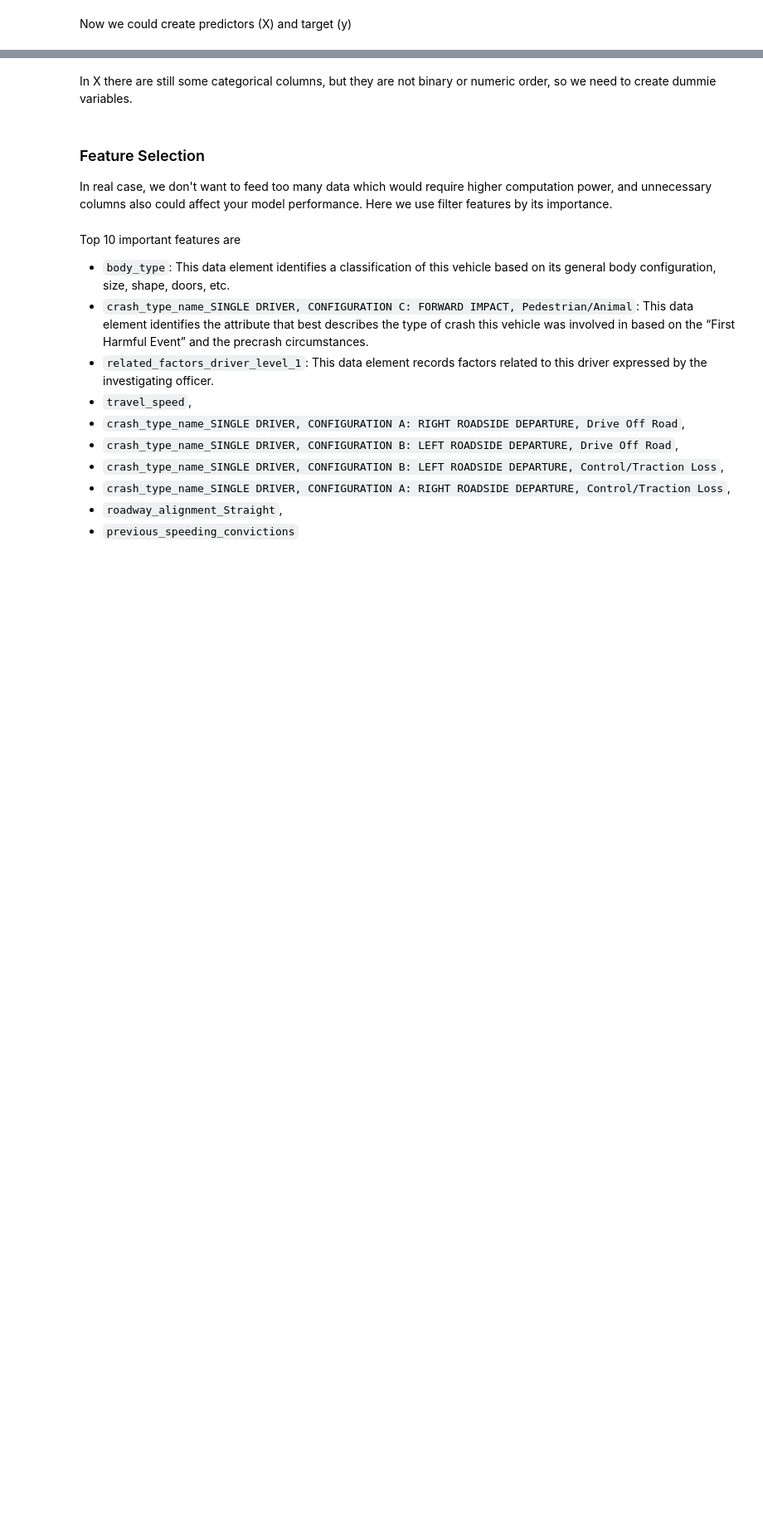
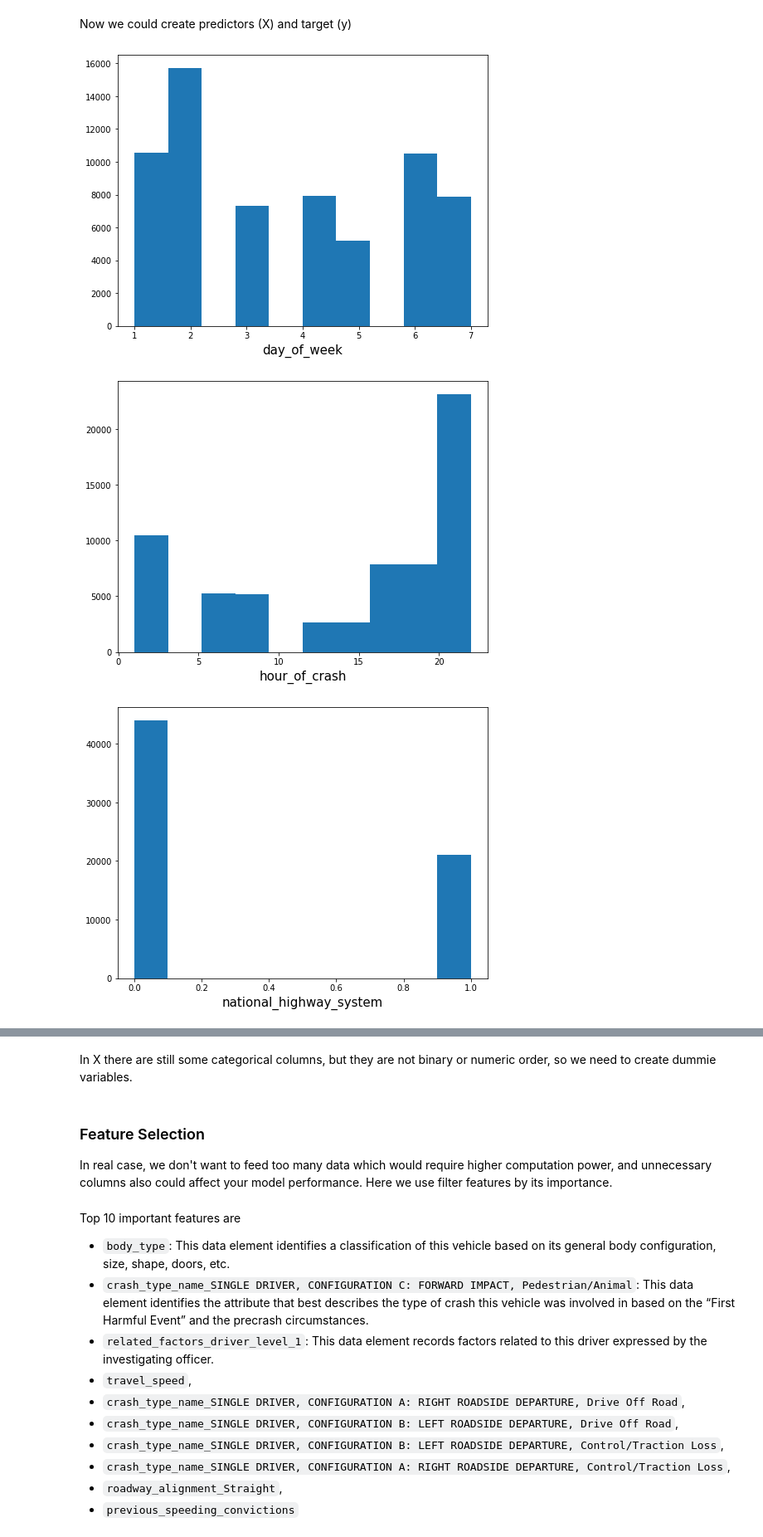
Before and after one commit to ruqianq/NHTSA_FARS_Data_Analysis, a Jupyter notebook: NHTSA_FARS_2015.ipynb, the cells around one changed output, grey strips where cells are left out. Shown at 83% size. Cells and saved outputs as stored; diff of their text form; code cells hidden in the pictures; blank space fills up the shorter version.

```diff
--- a/NHTSA_FARS_2015.ipynb
+++ b/NHTSA_FARS_2015.ipynb
@@ -114,3 +156,9 @@ df_downsampled = df_downsampled.drop(['consecutive_number', 'number_of_fatalitie
+# %%
+df_downsampled['month_of_crash'] = df_downsampled['month_of_crash'].astype('category',copy=False)
+df_downsampled['weekend'] = df_downsampled.apply(
+    lambda row: 1 if (row.day_of_week > 5) else 0, axis=1)
+df_downsampled['midnight'] = df_downsampled.apply(
+    lambda row: 1 if (row.hour_of_crash in [23, 0, 1, 2, 3, 4, 5] ) else 0, axis=1)
 # %% [markdown]
 Next we need to encode our categorical data to allow computation.
 
@@ -120,23 +166,12 @@ could encode them 0 and 1 according to their value. Because some columns are lon
 # %%
-df_downsampled["relation_to_junction_within_interchange_area"] = df_downsampled.apply(
-    lambda row: 1 if (row.relation_to_junction_within_interchange_area == 'Yes') else 0, axis=1)
-
 df_downsampled['vehicle_trailing'] = df_downsampled['vehicle_trailing'].str[0:3]
 df_downsampled['vehicle_trailing'] = df_downsampled.apply(
     lambda row: 0 if (row.vehicle_trailing == 'No ') else 1, axis=1)
-
-df_downsampled['rollover'] = df_downsampled['rollover'].str[0:2]
-df_downsampled['rollover'] = df_downsampled.apply(
-    lambda row: 0 if (row.rollover == 'No') else 1, axis=1)
 
 df_downsampled['police_reported_alcohol_involvement'] = df_downsampled['police_reported_alcohol_involvement'].str[0:3]
 df_downsampled['police_reported_alcohol_involvement'] = df_downsampled.apply(
     lambda row: 1 if (row.police_reported_alcohol_involvement == 'Yes') else 0, axis=1)
 
-df_downsampled['police_reported_drug_involvement'] = df_downsampled['police_reported_drug_involvement'].str[0:3]
-df_downsampled['police_reported_drug_involvement'] = df_downsampled.apply(
-    lambda row: 1 if (row.police_reported_drug_involvement == 'Yes') else 0, axis=1)
-
 df_downsampled['sex'] = df_downsampled.apply(
     lambda row: 0 if (row.sex == 'Female') else 1, axis=1)
 # %% [markdown]
@@ -144,3 +179,13 @@ Now we could create predictors (X) and target (y)
 # %%
 X = df_downsampled.drop(['death'], axis=1)
 y = df_downsampled['death']
+# %%
+nums = X.select_dtypes('int64').columns
+for n in nums:
+    plt.figure(figsize=(8,6))
+    plt.hist(df_downsampled[n])
+    plt.xlabel(n, fontsize=15)
+# %% [output]
+[figure, added]
+[figure, added]
+[figure, added]
```
Also changed, not shown: parts of 16 cells of this notebook.
